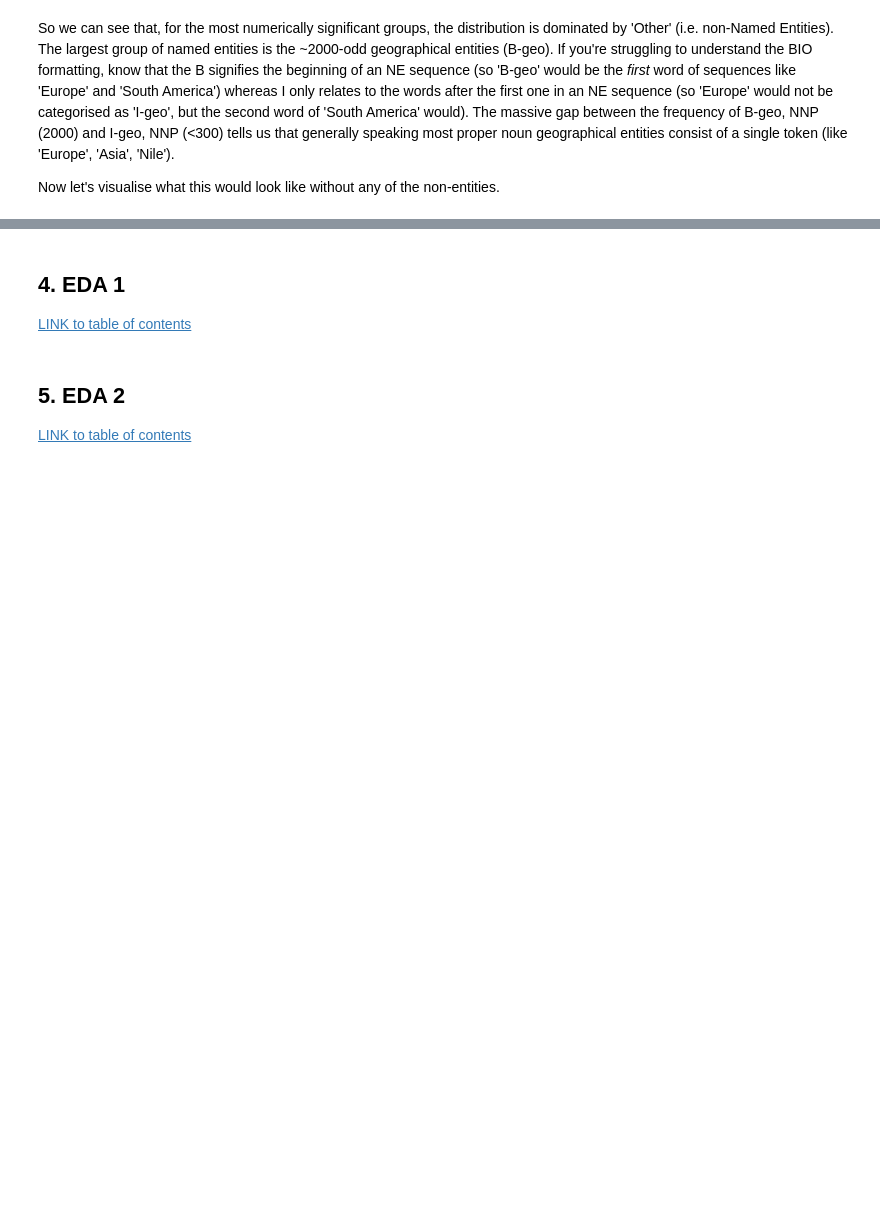
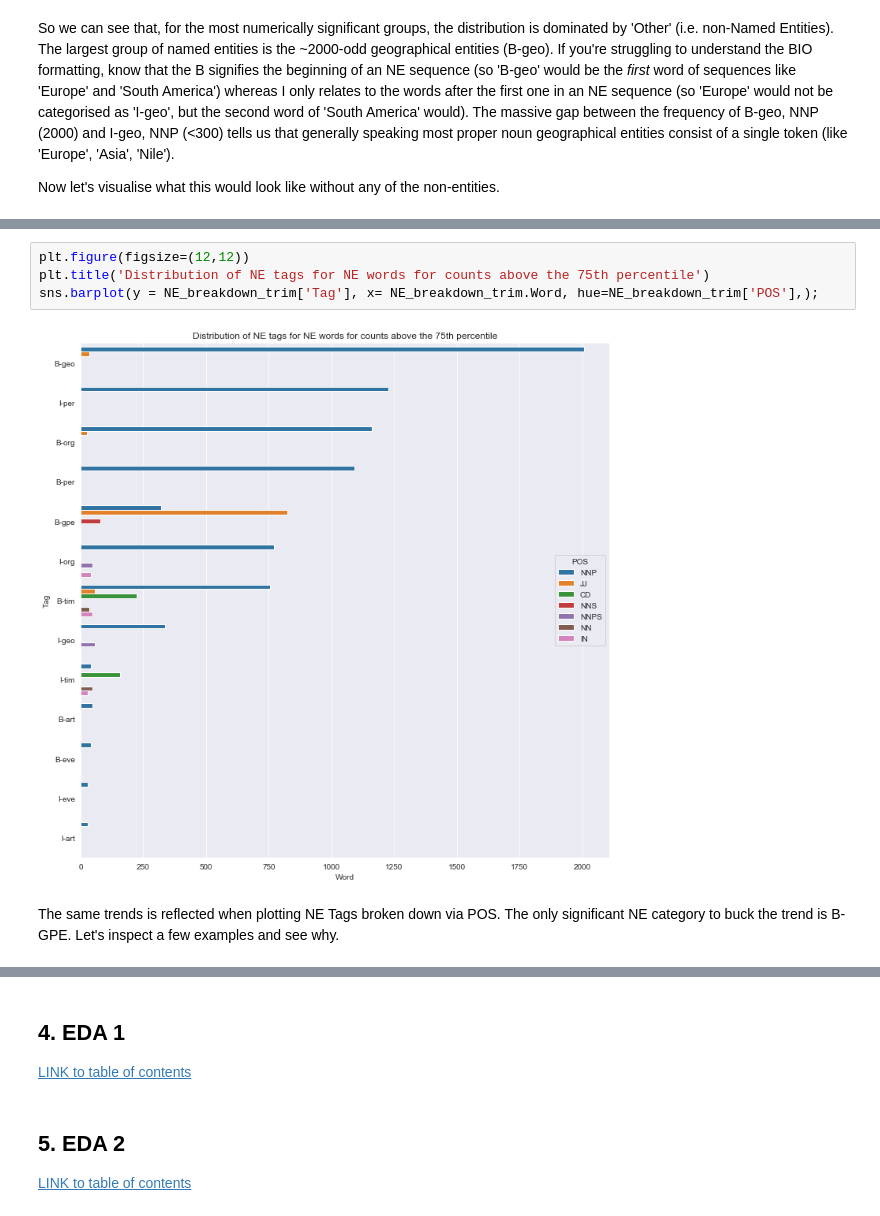
Before and after one commit to Ioana-P/Named_Entity_Recog_project, a Jupyter notebook: 3. EDA.ipynb, the cells around one changed output, grey strips where cells are left out. Cells and saved outputs as stored; diff of their text form; blank space fills up the shorter version.

```diff
--- a/3. EDA.ipynb
+++ b/3. EDA.ipynb
@@ -141,0 +143,8 @@ Looking at our indexes, we can see that most of our NEs are indeed proper nouns
+# %%
+plt.figure(figsize=(12,12))
+plt.title('Distribution of NE tags for NE words for counts above the 75th percentile')
+sns.barplot(y = NE_breakdown_trim['Tag'], x= NE_breakdown_trim.Word, hue=NE_breakdown_trim['POS'],);
+# %% [output]
+[figure, added]
+# %% [markdown]
+The same trends is reflected when plotting NE Tags broken down via POS. The only significant NE category to buck the trend is B-GPE. Let's inspect a few examples and see why.
```
Also changed, not shown: parts of 21 cells of this notebook.
